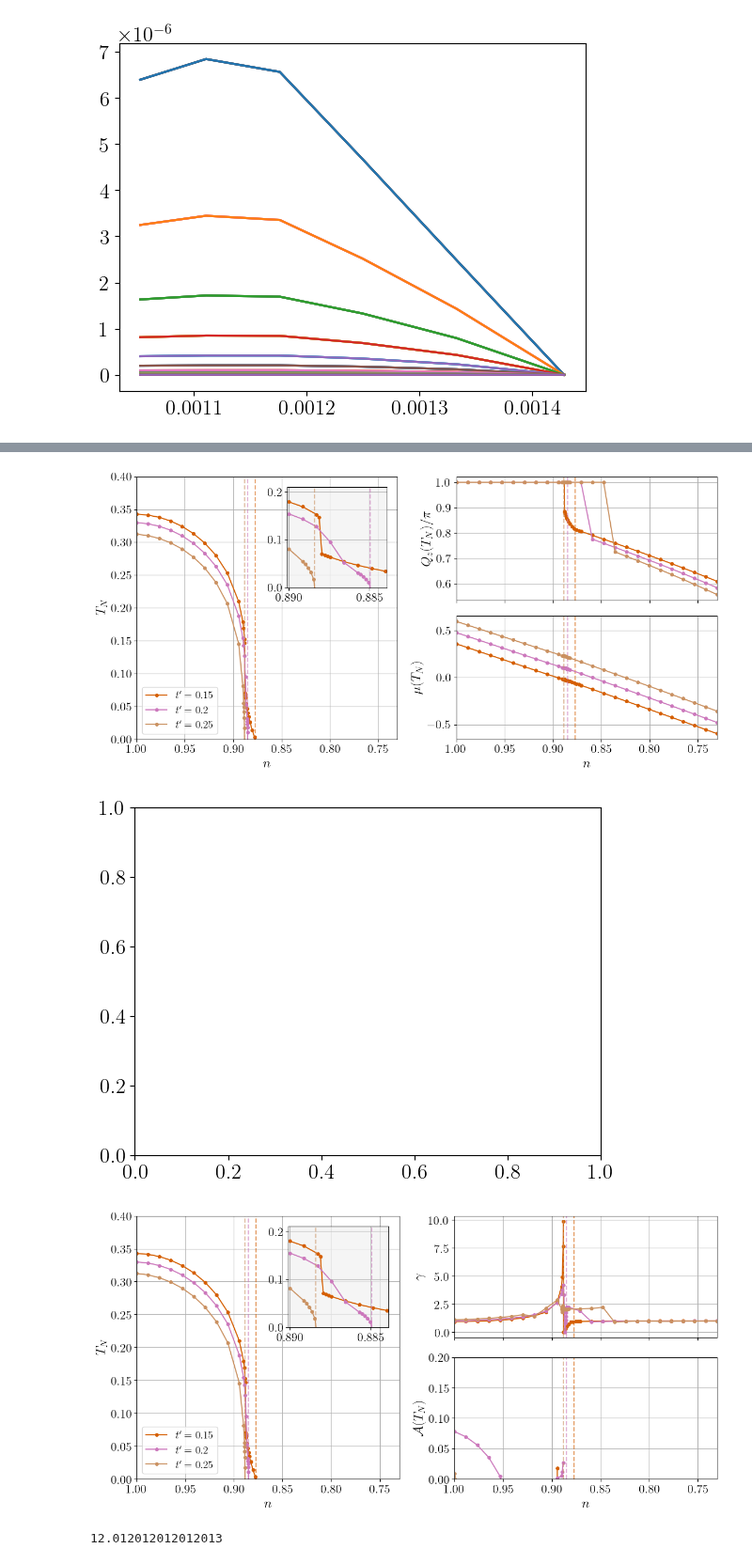
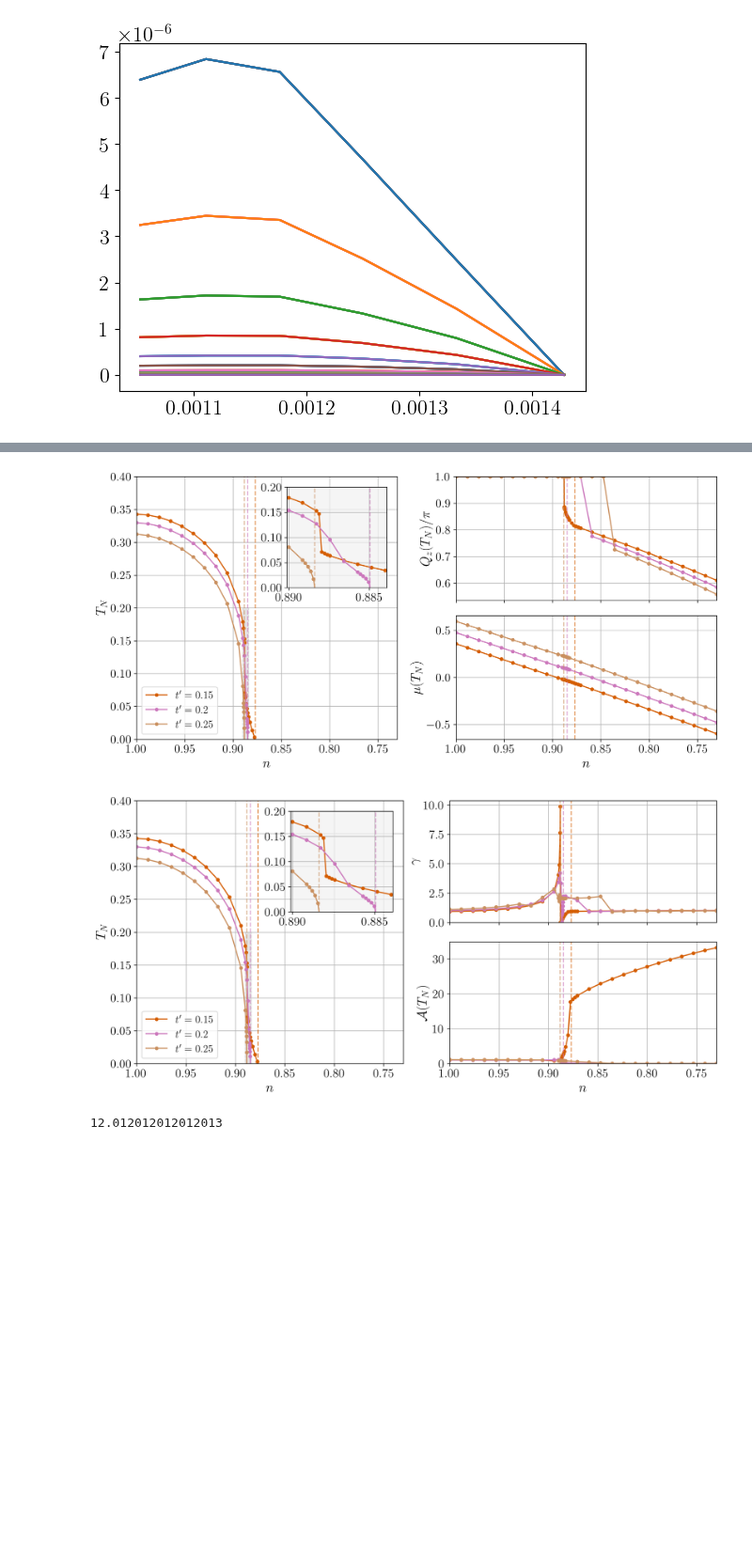
Before and after one commit to cctort/quantum_criticality, a Jupyter notebook: chi_rpa.ipynb, the cells around one changed output, grey strips where cells are left out. Shown at 94% size. Drawn from its saved outputs; the diff is of its cells as text; code cells hidden in the pictures; blank space fills up the shorter version.

```diff
--- a/chi_rpa.ipynb
+++ b/chi_rpa.ipynb
@@ -355,19 +354,0 @@ plt.show()
-# %%
-U = 3
-tp_list = [0.15, 0.2, 0.25]
-
-data_list = []
-for tp in tp_list:
-    with HDFArchive(f"data/diagram/G0tp{tp:.5g}U{U:.5g}.h5", "r") as ar:
-        data_list.append({k: ar[k] for k in ar})
-
-plot_diagram(data_list, tp_list, "t'", inset_xrange=[0.8839, 0.8901], subplots='commens', c0=3)
-plt.show()
-
-plt.cla()
-plot_diagram(data_list, tp_list, "t'", inset_xrange=[0.8839, 0.8901], subplots='scaling', c0=3)
-plt.show()
-# %% [output]
-[figure, removed]
-[figure, removed]
-[figure, removed]
@@ -373,0 +371,19 @@ plt.show()
+# %%
+U = 3
+tp_list = [0.15, 0.2, 0.25]
+
+data_list = []
+for tp in tp_list:
+    with HDFArchive(f"data/diagram/G0tp{tp:.5g}U{U:.5g}.h5", "r") as ar:
+        data_list.append({k: ar[k] for k in ar})
+
+fig1 = plot_diagram(data_list, tp_list, "t'", inset_xrange=[0.8839, 0.8901], inset_yrange=[0, 0.2], subplots='commens', c0=3)
+plt.show()
+plt.close(fig1)
+
+fig2 = plot_diagram(data_list, tp_list, "t'", inset_xrange=[0.8839, 0.8901], inset_yrange=[0, 0.2], subplots='scaling', c0=3)
+plt.show()
+plt.close(fig2)
+# %% [output]
+[figure, added]
+[figure, added]
```
Also changed, not shown: parts of 8 cells of this notebook, 10 other files.
